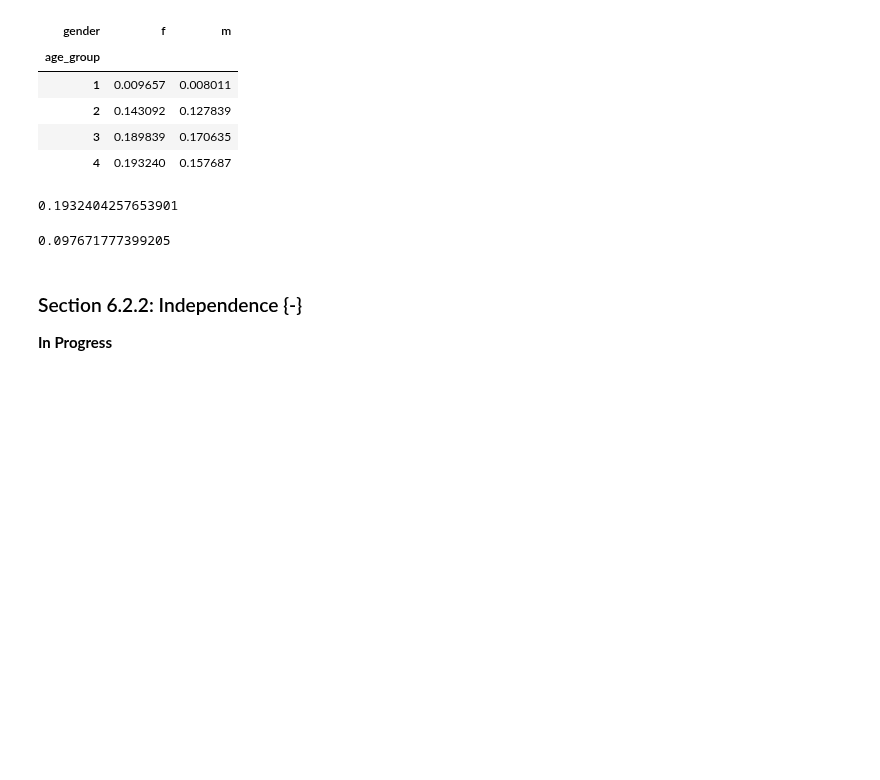
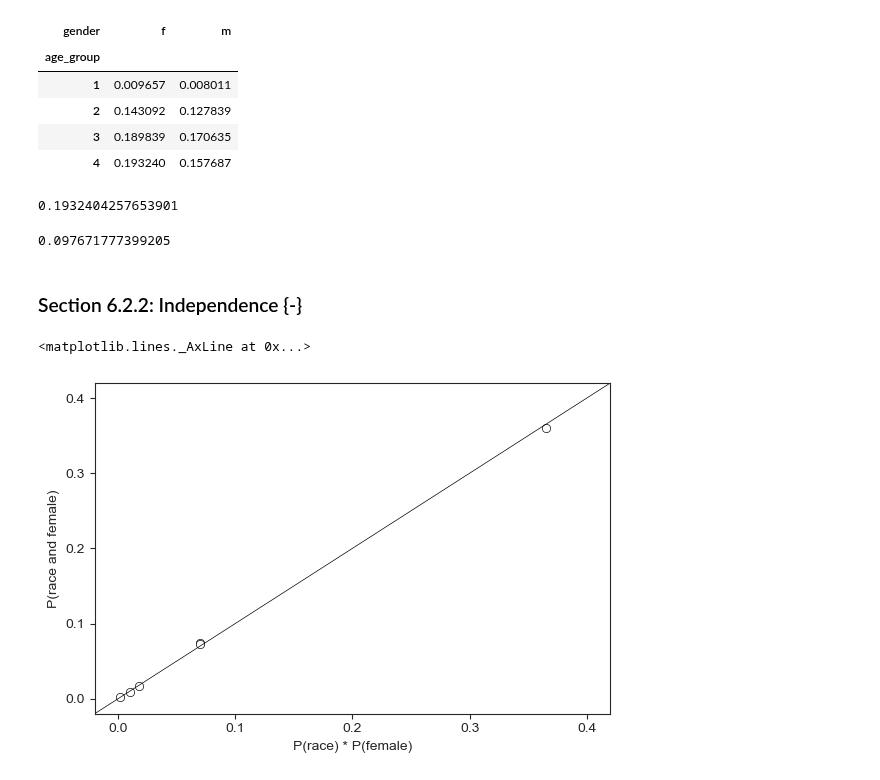
Before and after one commit to jeffallen13/qsspy, a Jupyter notebook: PROBABILITY/probability-py.ipynb, the cells around one changed output. Cells and saved outputs as stored; diff of their text form; code cells hidden in the pictures; blank space fills up the shorter version.

```diff
--- a/PROBABILITY/probability-py.ipynb
+++ b/PROBABILITY/probability-py.ipynb
@@ -280,5 +280,19 @@ joint3.loc[('black', 4), 'f'] / joint2.loc[4, 'f']
 0.097671777399205
 # %% [markdown]
 ### Section 6.2.2: Independence {-}
-
-**In Progress**
+# %%
+# store plotting parameters
+lims = (-0.02, 0.42)
+ticks = [0, .1, .2, .3, .4]
+
+sns.relplot(
+    x=margin_race * margin_gender['f'], y=joint_p['f'],
+    color='white', edgecolor='black', height=4, aspect=1.5
+).set(xlabel='P(race) * P(female)', ylabel='P(race and female)',
+      xlim=lims, ylim=lims, xticks=ticks, yticks=ticks).despine(
+          right=False, top=False)
+
+plt.gca().axline((0, 0), slope=1, color='black', linewidth=0.5)
+# %% [output]
+<matplotlib.lines._AxLine at 0x...>
+[figure, added]
```
Also changed, not shown: parts of 5 cells of this notebook, 2 other files.
